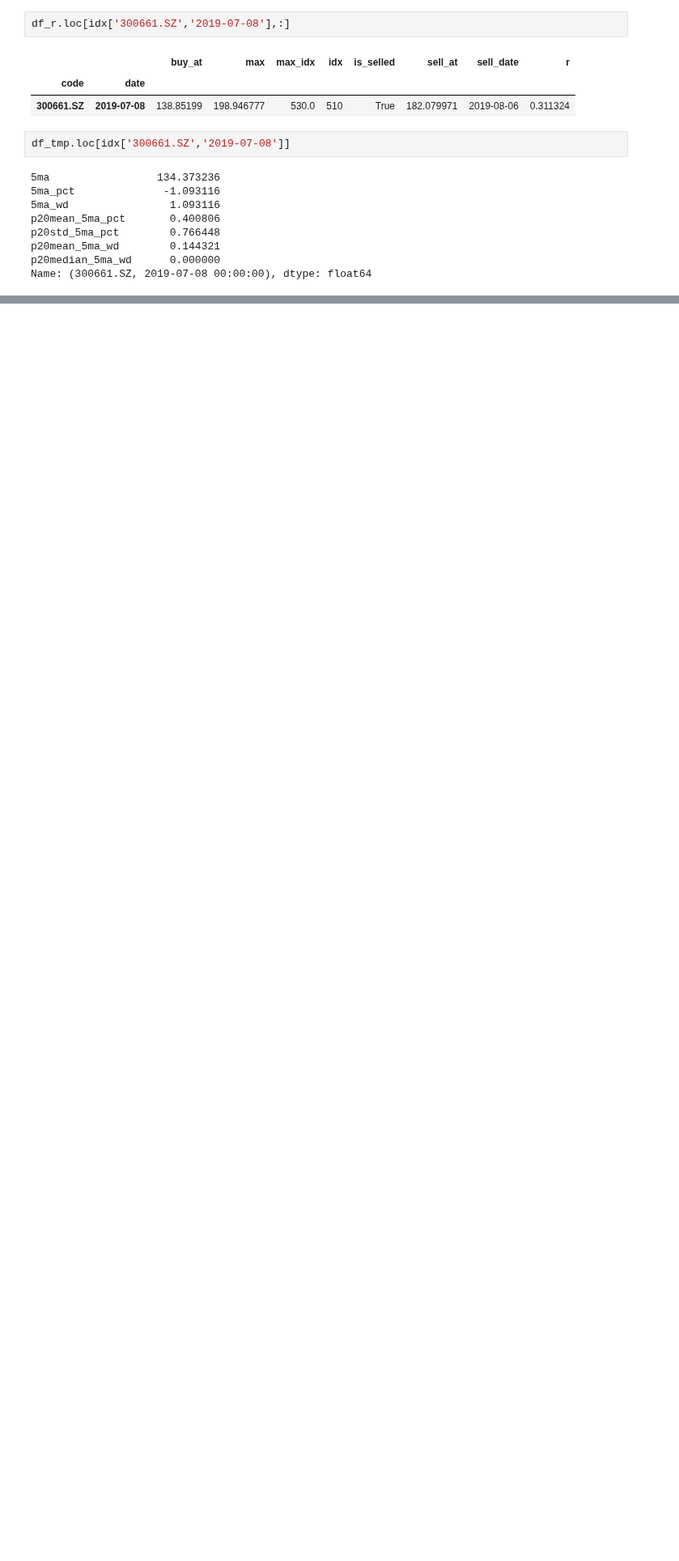
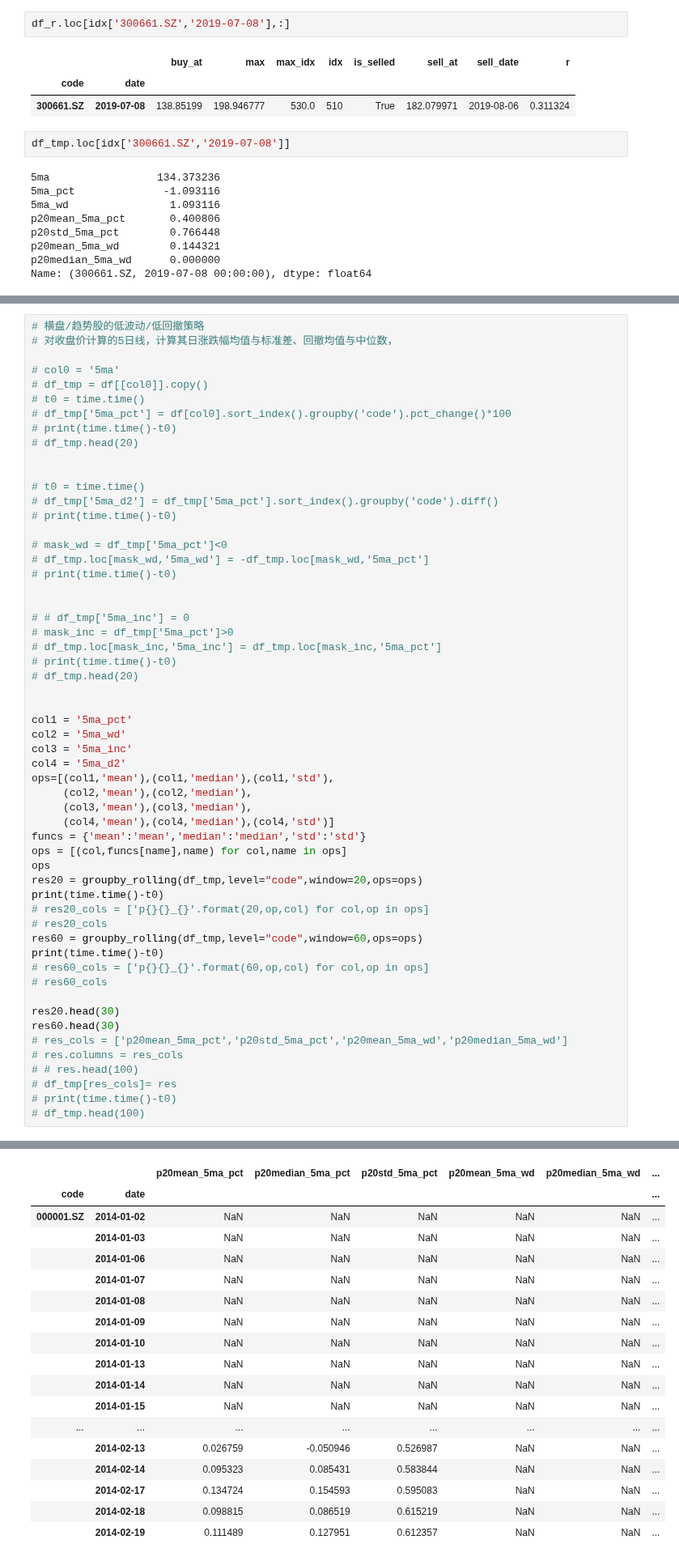
Before and after one commit to Bantorra0/Quant, a Jupyter notebook: Untitled1.ipynb, the cells around one changed output, grey strips where cells are left out. Shown at 81% size. Cells and saved outputs as stored; diff of their text form; blank space fills up the shorter version.

Commit message:
Analysis calculating 5ma_d2,5ma_inc. Refine groupby_rolling.

```diff
--- a/Untitled1.ipynb
+++ b/Untitled1.ipynb
@@ -683,0 +696,57 @@ tmp[tmp['r'].notnull()].tail(30)
+# %%
+# 横盘/趋势股的低波动/低回撤策略
+# 对收盘价计算的5日线，计算其日涨跌幅均值与标准差、回撤均值与中位数，
+
+# col0 = '5ma'
+# df_tmp = df[[col0]].copy()
+# t0 = time.time()
+# df_tmp['5ma_pct'] = df[col0].sort_index().groupby('code').pct_change()*100
+# print(time.time()-t0)
+# df_tmp.head(20)
+
+
+# t0 = time.time()
+# df_tmp['5ma_d2'] = df_tmp['5ma_pct'].sort_index().groupby('code').diff()
+# print(time.time()-t0)
+
+# mask_wd = df_tmp['5ma_pct']<0
+# df_tmp.loc[mask_wd,'5ma_wd'] = -df_tmp.loc[mask_wd,'5ma_pct']
+# print(time.time()-t0)
+
+
+# # df_tmp['5ma_inc'] = 0
+# mask_inc = df_tmp['5ma_pct']>0
+# df_tmp.loc[mask_inc,'5ma_inc'] = df_tmp.loc[mask_inc,'5ma_pct']
+# print(time.time()-t0)
+# df_tmp.head(20)
+
+
+col1 = '5ma_pct'
+col2 = '5ma_wd'
+col3 = '5ma_inc'
+col4 = '5ma_d2'
+ops=[(col1,'mean'),(col1,'median'),(col1,'std'),
+     (col2,'mean'),(col2,'median'),
+     (col3,'mean'),(col3,'median'),
+     (col4,'mean'),(col4,'median'),(col4,'std')]
+funcs = {'mean':'mean','median':'median','std':'std'}
+ops = [(col,funcs[name],name) for col,name in ops]
+ops
+res20 = groupby_rolling(df_tmp,level="code",window=20,ops=ops)
+print(time.time()-t0)
+# res20_cols = ['p{}{}_{}'.format(20,op,col) for col,op in ops]
+# res20_cols
+res60 = groupby_rolling(df_tmp,level="code",window=60,ops=ops)
+print(time.time()-t0)
+# res60_cols = ['p{}{}_{}'.format(60,op,col) for col,op in ops]
+# res60_cols
+
+res20.head(30)
+res60.head(30)
+# res_cols = ['p20mean_5ma_pct','p20std_5ma_pct','p20mean_5ma_wd','p20median_5ma_wd']
+# res.columns = res_cols
+# # res.head(100)
+# df_tmp[res_cols]= res
+# print(time.time()-t0)
+# df_tmp.head(100)
+# %% [output]
@@ -683,0 +765,18 @@ tmp[tmp['r'].notnull()].tail(30)
+|  |  | p20mean_5ma_pct | p20median_5ma_pct | p20std_5ma_pct | p20mean_5ma_wd | p20median_5ma_wd | ... |
+| code | date |  |  |  |  |  | ... |
+| 000001.SZ | 2014-01-02 | NaN | NaN | NaN | NaN | NaN | ... |
+|  | 2014-01-03 | NaN | NaN | NaN | NaN | NaN | ... |
+|  | 2014-01-06 | NaN | NaN | NaN | NaN | NaN | ... |
+|  | 2014-01-07 | NaN | NaN | NaN | NaN | NaN | ... |
+|  | 2014-01-08 | NaN | NaN | NaN | NaN | NaN | ... |
+|  | 2014-01-09 | NaN | NaN | NaN | NaN | NaN | ... |
+|  | 2014-01-10 | NaN | NaN | NaN | NaN | NaN | ... |
+|  | 2014-01-13 | NaN | NaN | NaN | NaN | NaN | ... |
+|  | 2014-01-14 | NaN | NaN | NaN | NaN | NaN | ... |
+|  | 2014-01-15 | NaN | NaN | NaN | NaN | NaN | ... |
+| ... | ... | ... | ... | ... | ... | ... | ... |
+|  | 2014-02-13 | 0.026759 | -0.050946 | 0.526987 | NaN | NaN | ... |
+|  | 2014-02-14 | 0.095323 | 0.085431 | 0.583844 | NaN | NaN | ... |
+|  | 2014-02-17 | 0.134724 | 0.154593 | 0.595083 | NaN | NaN | ... |
+|  | 2014-02-18 | 0.098815 | 0.086519 | 0.615219 | NaN | NaN | ... |
+|  | 2014-02-19 | 0.111489 | 0.127951 | 0.612357 | NaN | NaN | ... |
```
Also changed, not shown: parts of 8 cells of this notebook, 1 other file.
